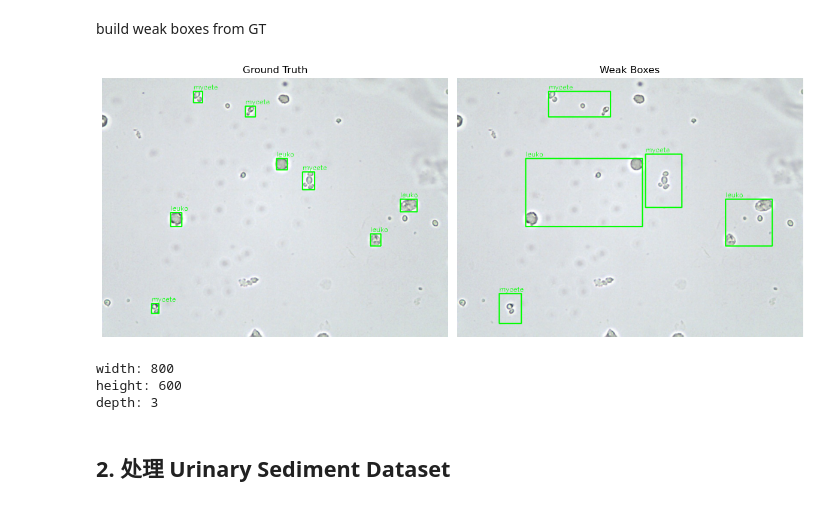
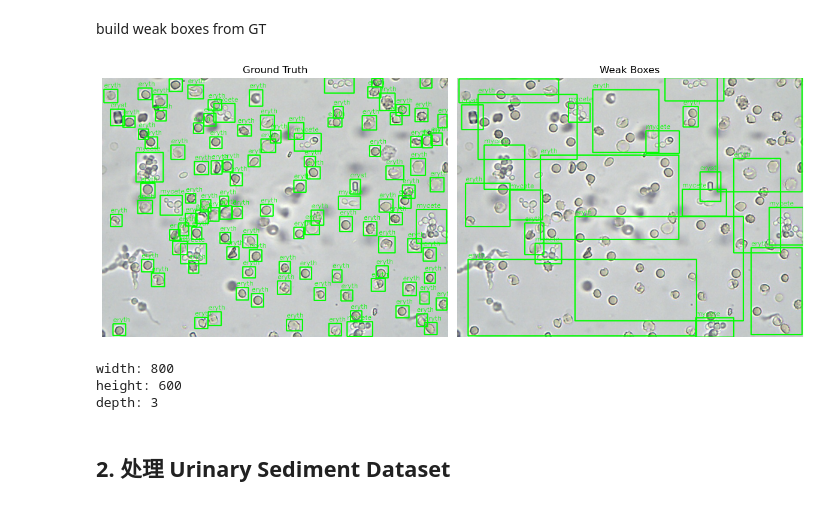
Before and after one commit to GAndC24/Microorganism_Detection, a Jupyter notebook: data_process.ipynb, the cells around one changed output. Drawn from its saved outputs; the diff is of its cells as text; code cells hidden in the pictures.

```diff
--- a/data_process.ipynb
+++ b/data_process.ipynb
@@ -34,36 +34,36 @@ import numpy as np
 
 class_map_encoding = {'cast' : 0, 'cryst' : 1, 'epith' : 2, 'epithn' : 3, 'eryth' : 4, 'leuko' : 5, 'mycete' : 6}
 class_map_decoding = {v: k for k, v in class_map_encoding.items()}
-xml_path = 'test_images/nh00003.xml'
-image_path = 'test_images/nh00003.jpg'
+xml_path = 'test_images/nh01663.xml'
+image_path = 'test_images/nh01663.jpg'
 
 image = Image.open(image_path)
 image_info, gt = parse_voc_xml(xml_path, class_map_encoding)
 image_size = (image_info['width'], image_info['height'])
 wb = build_weak_boxes(gt, purity_mode="center", image_size=image_size)
 image_gt = draw_boxes(image, gt, class_map_decoding)
 image_wb = draw_boxes(image, wb, class_map_decoding)
 
 # Visualize GT and Weak Boxes side by side
 fig, axes = plt.subplots(1, 2, figsize=(12, 6))
 
 # Ground Truth visualization
 axes[0].imshow(np.array(image_gt))
 axes[0].set_title("Ground Truth")
 axes[0].axis("off")
 
 # Weak Boxes visualization
 axes[1].imshow(np.array(image_wb))
 axes[1].set_title("Weak Boxes")
 axes[1].axis("off")
 
 plt.tight_layout()
 plt.show()
 
 for k, v in image_info.items():
     print(f'{k}: {v}')
 # %% [output]
-[figure, old version]
+[figure, new version]
 width: 800
 height: 600
 depth: 3
```
Also changed, not shown: parts of 5 cells of this notebook, 6 other files.
